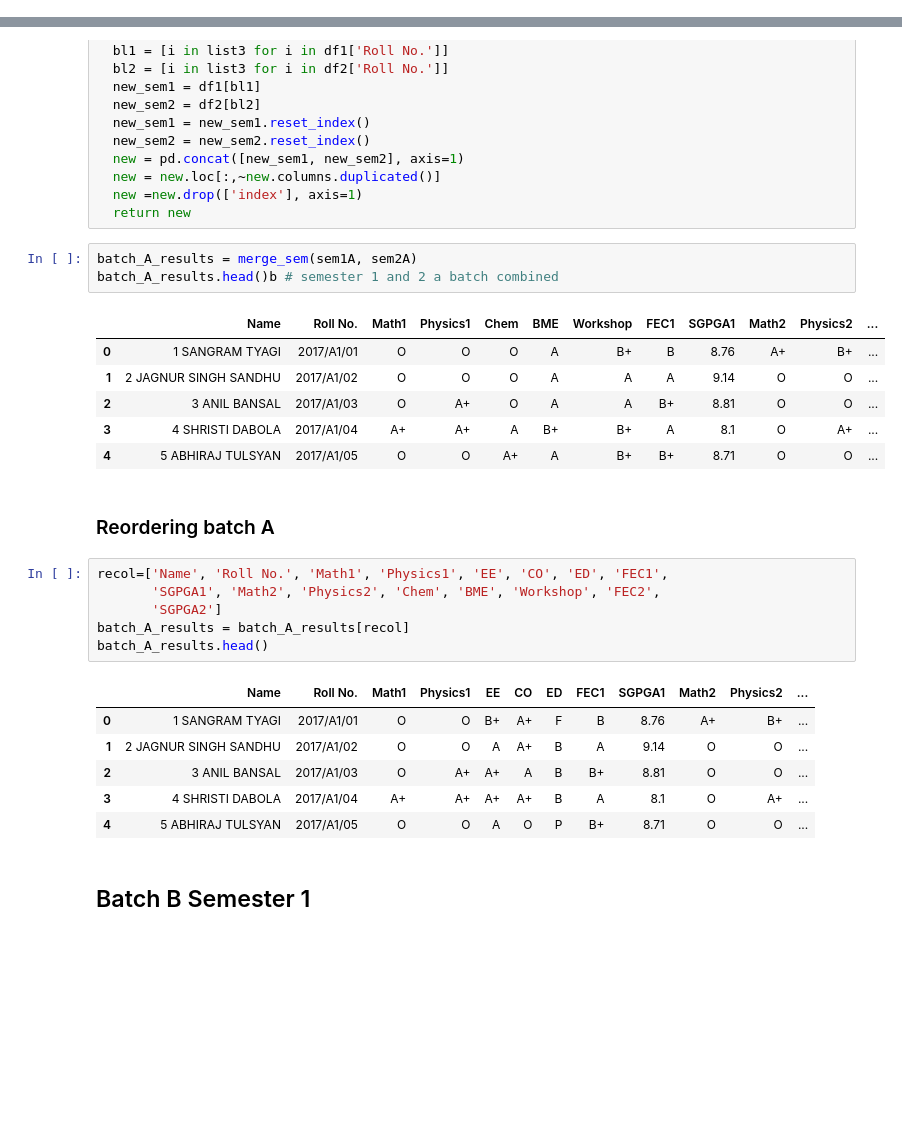
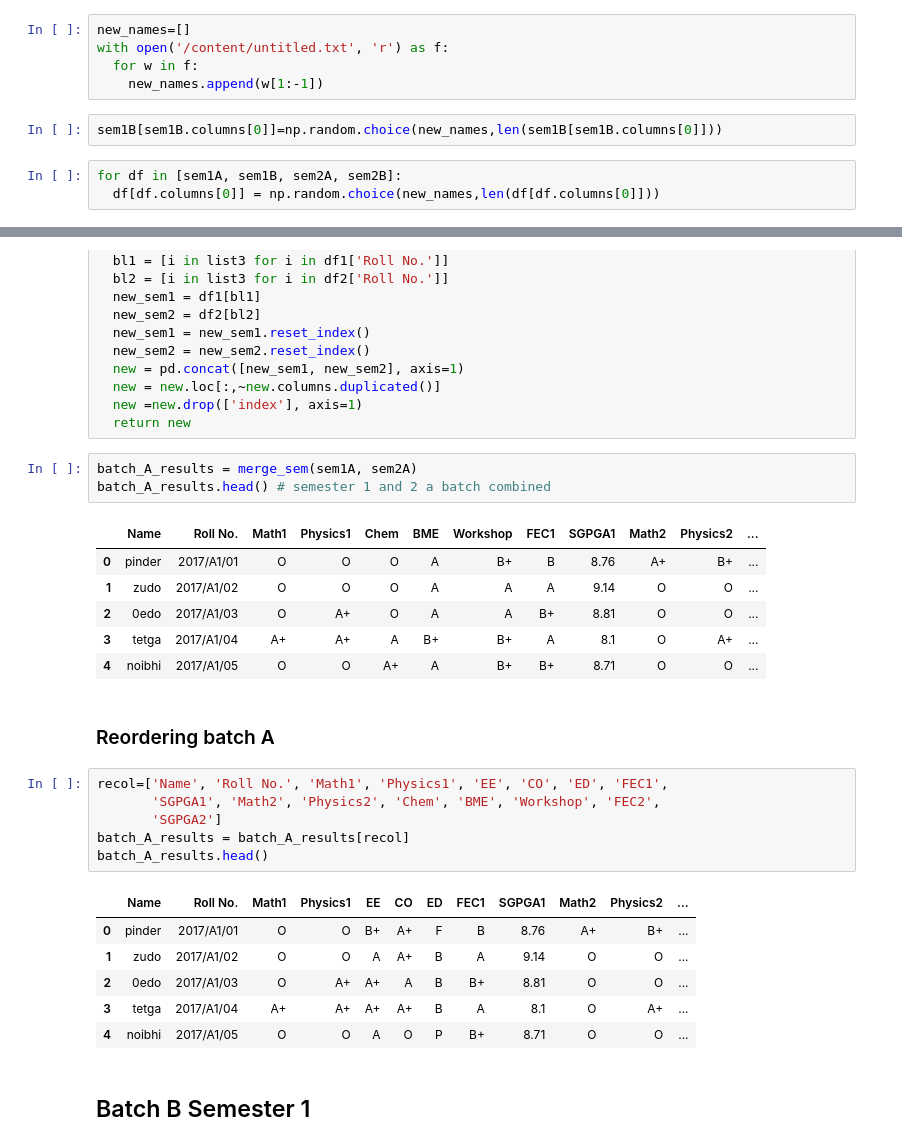
Before and after one commit to varangrai/Grades-Analysis, a Jupyter notebook: Data_Preprocessing.ipynb, the cells around one changed output, grey strips where cells are left out. Cells and saved outputs as stored; diff of their text form; blank space fills up the shorter version.

```diff
--- a/Data_Preprocessing.ipynb
+++ b/Data_Preprocessing.ipynb
@@ -15,6 +24,16 @@ sem1A = pd.read_csv('/content/drive/My Drive/CSV/Final/2017_Sem1_A_batch.csv',er
 sem1B = pd.read_csv('/content/drive/My Drive/CSV/Final/2017_Sem1Final_Bgroup.csv',error_bad_lines=False)
 sem2A = pd.read_csv('/content/drive/My Drive/CSV/Final/_2017_sem2_A - 2017_sem2.csv',error_bad_lines=False, skiprows=1)
 sem2B = pd.read_csv('/content/drive/My Drive/CSV/Final/2017_sem2_Bgroup.csv - 2017_sem2.csv',error_bad_lines=False)
+# %%
+new_names=[]
+with open('/content/untitled.txt', 'r') as f:
+  for w in f:
+    new_names.append(w[1:-1])
+# %%
+sem1B[sem1B.columns[0]]=np.random.choice(new_names,len(sem1B[sem1B.columns[0]]))
+# %%
+for df in [sem1A, sem1B, sem2A, sem2B]:
+  df[df.columns[0]] = np.random.choice(new_names,len(df[df.columns[0]]))
 # %% [markdown]
 ## Batch A Semester 1
 # %%
@@ -86,14 +105,14 @@ def merge_sem(df1,df2):
   return new
 # %%
 batch_A_results = merge_sem(sem1A, sem2A)
-batch_A_results.head()b # semester 1 and 2 a batch combined
+batch_A_results.head() # semester 1 and 2 a batch combined
 # %% [output]
 |  | Name | Roll No. | Math1 | Physics1 | Chem | BME | Workshop | FEC1 | SGPGA1 | Math2 | Physics2 | ... |
-| 0 | 1 SANGRAM TYAGI | 2017/A1/01 | O | O | O | A | B+ | B | 8.76 | A+ | B+ | ... |
-| 1 | 2 JAGNUR SINGH SANDHU | 2017/A1/02 | O | O | O | A | A | A | 9.14 | O | O | ... |
-| 2 | 3 ANIL BANSAL | 2017/A1/03 | O | A+ | O | A | A | B+ | 8.81 | O | O | ... |
-| 3 | 4 SHRISTI DABOLA | 2017/A1/04 | A+ | A+ | A | B+ | B+ | A | 8.1 | O | A+ | ... |
-| 4 | 5 ABHIRAJ TULSYAN | 2017/A1/05 | O | O | A+ | A | B+ | B+ | 8.71 | O | O | ... |
+| 0 | pinder | 2017/A1/01 | O | O | O | A | B+ | B | 8.76 | A+ | B+ | ... |
+| 1 | zudo | 2017/A1/02 | O | O | O | A | A | A | 9.14 | O | O | ... |
+| 2 | 0edo | 2017/A1/03 | O | A+ | O | A | A | B+ | 8.81 | O | O | ... |
+| 3 | tetga | 2017/A1/04 | A+ | A+ | A | B+ | B+ | A | 8.1 | O | A+ | ... |
+| 4 | noibhi | 2017/A1/05 | O | O | A+ | A | B+ | B+ | 8.71 | O | O | ... |
 # %% [markdown]
 ### Reordering batch A
 # %%
@@ -104,11 +123,11 @@ batch_A_results = batch_A_results[recol]
 batch_A_results.head()
 # %% [output]
 |  | Name | Roll No. | Math1 | Physics1 | EE | CO | ED | FEC1 | SGPGA1 | Math2 | Physics2 | ... |
-| 0 | 1 SANGRAM TYAGI | 2017/A1/01 | O | O | B+ | A+ | F | B | 8.76 | A+ | B+ | ... |
-| 1 | 2 JAGNUR SINGH SANDHU | 2017/A1/02 | O | O | A | A+ | B | A | 9.14 | O | O | ... |
-| 2 | 3 ANIL BANSAL | 2017/A1/03 | O | A+ | A+ | A | B | B+ | 8.81 | O | O | ... |
-| 3 | 4 SHRISTI DABOLA | 2017/A1/04 | A+ | A+ | A+ | A+ | B | A | 8.1 | O | A+ | ... |
-| 4 | 5 ABHIRAJ TULSYAN | 2017/A1/05 | O | O | A | O | P | B+ | 8.71 | O | O | ... |
+| 0 | pinder | 2017/A1/01 | O | O | B+ | A+ | F | B | 8.76 | A+ | B+ | ... |
+| 1 | zudo | 2017/A1/02 | O | O | A | A+ | B | A | 9.14 | O | O | ... |
+| 2 | 0edo | 2017/A1/03 | O | A+ | A+ | A | B | B+ | 8.81 | O | O | ... |
+| 3 | tetga | 2017/A1/04 | A+ | A+ | A+ | A+ | B | A | 8.1 | O | A+ | ... |
+| 4 | noibhi | 2017/A1/05 | O | O | A | O | P | B+ | 8.71 | O | O | ... |
 # %% [markdown]
 ## Batch B Semester 1
 # %%
```
Also changed, not shown: parts of 9 cells of this notebook, 1 other file.
